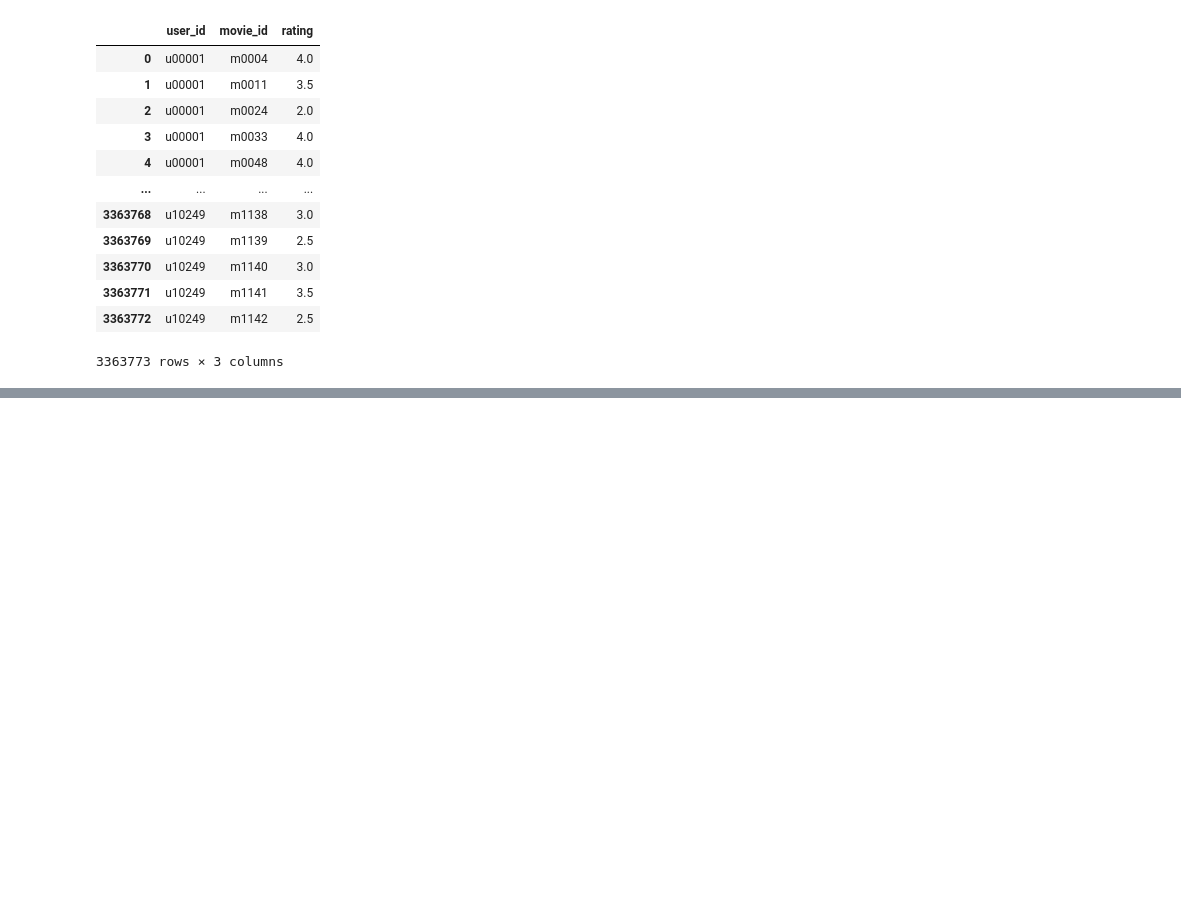
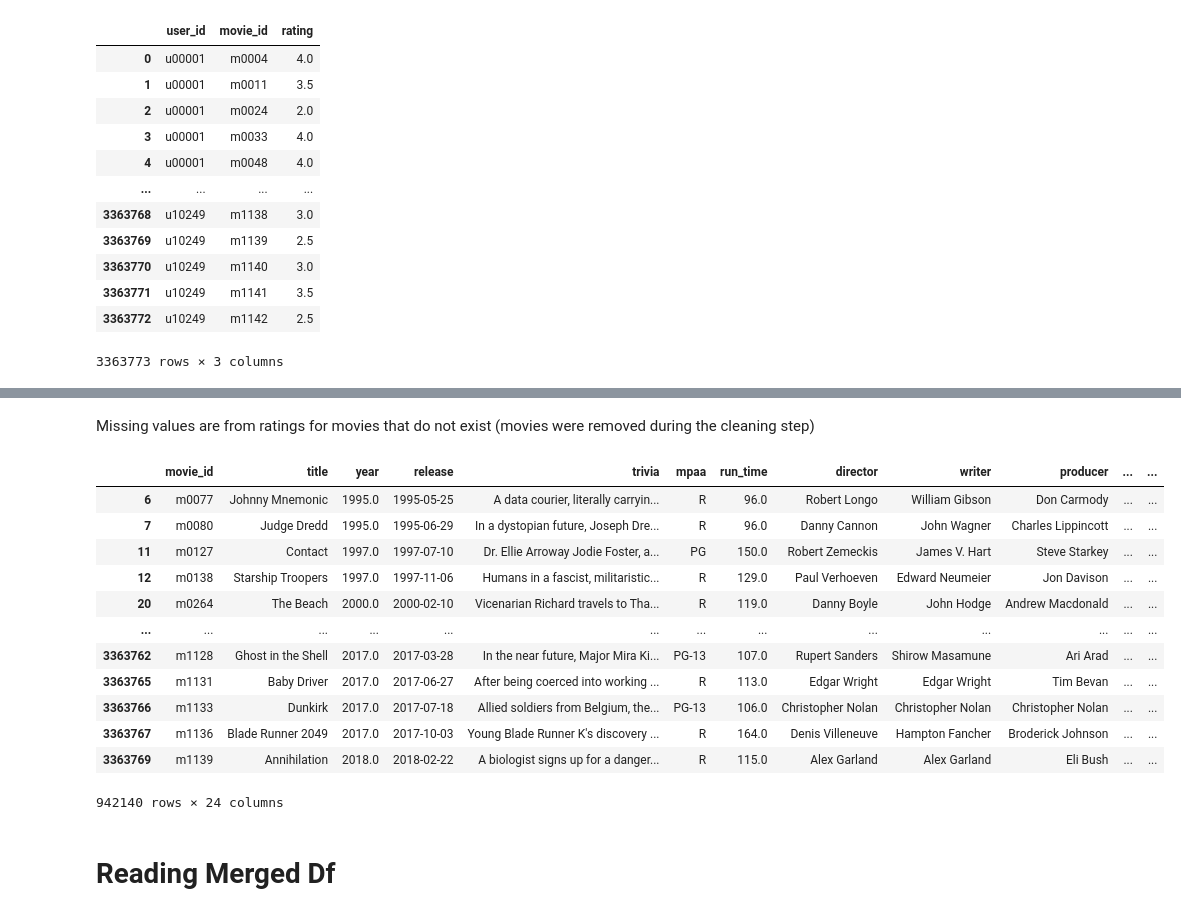
Before and after one commit to sansanity/CS4050-NB, a Jupyter notebook: INITIAL_DATA_CLEANING.ipynb, the cells around one changed output, grey strips where cells are left out. Drawn from its saved outputs; the diff is of its cells as text; code cells hidden in the pictures; blank space fills up the shorter version.

Commit message:
Updated cleaning code

```diff
--- a/INITIAL_DATA_CLEANING.ipynb
+++ b/INITIAL_DATA_CLEANING.ipynb
@@ -178,2 +278,22 @@ ratings_df
+# %% [markdown]
+Missing values are from ratings for movies that do not exist (movies were removed during the cleaning step)
+# %%
+merged_df.dropna()
+# %% [output]
+|  | movie_id | title | year | release | trivia | mpaa | run_time | director | writer | producer | ... | ... |
+| 6 | m0077 | Johnny Mnemonic | 1995.0 | 1995-05-25 | A data courier, literally carryin... | R | 96.0 | Robert Longo | William Gibson | Don Carmody | ... | ... |
+| 7 | m0080 | Judge Dredd | 1995.0 | 1995-06-29 | In a dystopian future, Joseph Dre... | R | 96.0 | Danny Cannon | John Wagner | Charles Lippincott | ... | ... |
+| 11 | m0127 | Contact | 1997.0 | 1997-07-10 | Dr. Ellie Arroway Jodie Foster, a... | PG | 150.0 | Robert Zemeckis | James V. Hart | Steve Starkey | ... | ... |
+| 12 | m0138 | Starship Troopers | 1997.0 | 1997-11-06 | Humans in a fascist, militaristic... | R | 129.0 | Paul Verhoeven | Edward Neumeier | Jon Davison | ... | ... |
+| 20 | m0264 | The Beach | 2000.0 | 2000-02-10 | Vicenarian Richard travels to Tha... | R | 119.0 | Danny Boyle | John Hodge | Andrew Macdonald | ... | ... |
+| ... | ... | ... | ... | ... | ... | ... | ... | ... | ... | ... | ... | ... |
+| 3363762 | m1128 | Ghost in the Shell | 2017.0 | 2017-03-28 | In the near future, Major Mira Ki... | PG-13 | 107.0 | Rupert Sanders | Shirow Masamune | Ari Arad | ... | ... |
+| 3363765 | m1131 | Baby Driver | 2017.0 | 2017-06-27 | After being coerced into working ... | R | 113.0 | Edgar Wright | Edgar Wright | Tim Bevan | ... | ... |
+| 3363766 | m1133 | Dunkirk | 2017.0 | 2017-07-18 | Allied soldiers from Belgium, the... | PG-13 | 106.0 | Christopher Nolan | Christopher Nolan | Christopher Nolan | ... | ... |
+| 3363767 | m1136 | Blade Runner 2049 | 2017.0 | 2017-10-03 | Young Blade Runner K's discovery ... | R | 164.0 | Denis Villeneuve | Hampton Fancher | Broderick Johnson | ... | ... |
+| 3363769 | m1139 | Annihilation | 2018.0 | 2018-02-22 | A biologist signs up for a danger... | R | 115.0 | Alex Garland | Alex Garland | Eli Bush | ... | ... |
+942140 rows × 24 columns
 # %%
 # merged_df.to_csv("merged_df.csv")
+# %% [markdown]
+# Reading Merged Df
```
Also changed, not shown: parts of 17 cells of this notebook.
